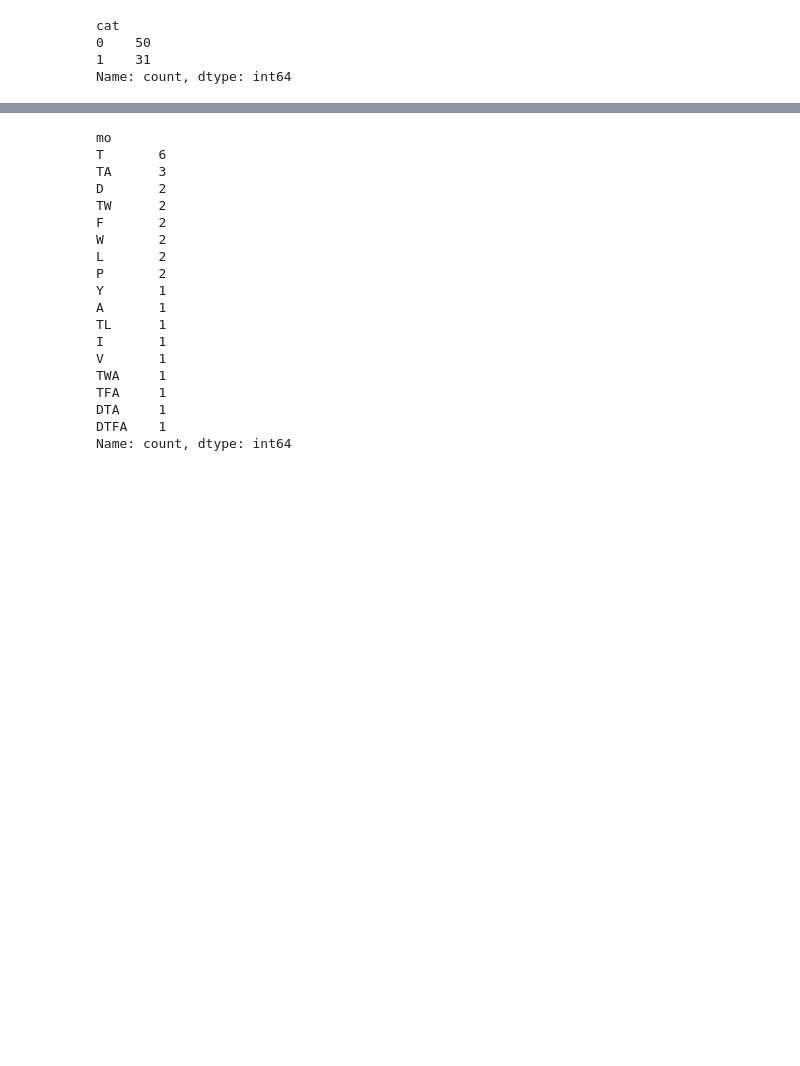
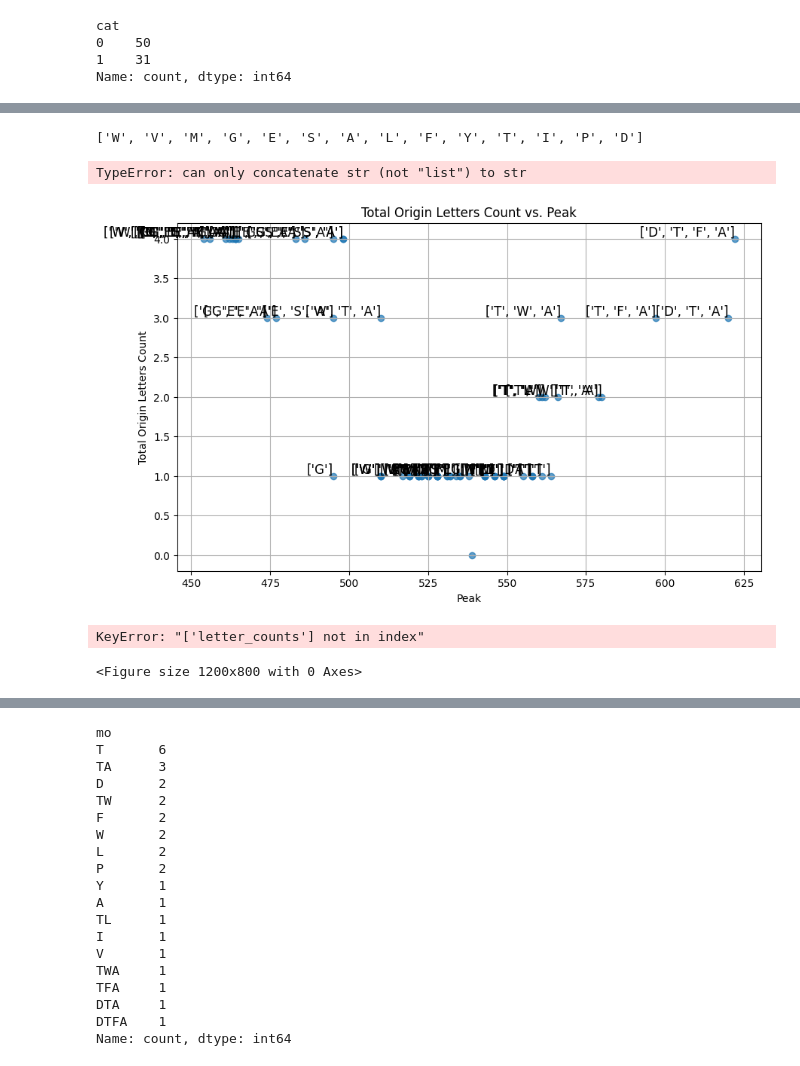
Before and after one commit to JmartinUmag/Bioinfo, a Jupyter notebook: Taller/absortion.ipynb, the cells around one changed output, grey strips where cells are left out. Saved outputs shown, nothing was run; the diff lists cells and outputs as text; code cells hidden in the pictures; blank space fills up the shorter version.

```diff
--- a/Taller/absortion.ipynb
+++ b/Taller/absortion.ipynb
@@ -93,0 +141,12 @@ df_positive
+# %%
+df_origin=[] #pd.DataFrame(columns=["letter"])
+k=0
+for i in range(len(df["origin"])):
+    for j in range(len(df["origin"][i])):
+        if df["origin"][i]!=None:
+            letter=df["origin"][i][j]
+            df_origin.append(letter)
+df_origin=pd.DataFrame(df_origin)
+df_origin.columns=["letter"]
+df_origin
+df_origin.value_counts()
@@ -94,3 +170,60 @@ df_positive
+# %%
+df_origin=[]
+for i in range(len(df["origin"])):
+    if df["origin"][i] is not None:
+        for letter in df["origin"][i]:
+            if letter not in df_origin:
+                df_origin.append(letter)
+df_origin
+# %% [output]
+['W', 'V', 'M', 'G', 'E', 'S', 'A', 'L', 'F', 'Y', 'T', 'I', 'P', 'D']
+# %%
+df['origin'].sum()
+# %% [output]
+TypeError: can only concatenate str (not "list") to str
+# %%
+if df['origin'].isnull().values.any():
+    df['origin'] = df['origin'].fillna('')
+else:
+    df['origin'] = df['origin'].apply(lambda x: ''.join(map(str, x)))
+
+# Luego, puedes contar la longitud de cada cadena y crear una nueva columna
+if df['origin'].isnull().values.any():
+    print('There are null values in the origin column')
+else:
+    df['origin_lengths'] = df['origin'].apply(len)
+
+# Ahora puedes graficar 'origin_lengths' en función de 'peak' como se mostró anteriormente
+
+plt.figure(figsize=(10, 6))
+plt.scatter(df['peak'], df['origin_lengths'], marker='o', alpha=0.7)
+
+# Agregar etiquetas a cada punto
+for i, row in df.iterrows():
+    plt.text(row['peak'], row['origin_lengths'], row['origin'], fontsize=12, ha='right', va='bottom')
+
+plt.xlabel('Peak')
+plt.ylabel('Total Origin Letters Count')
+plt.title('Total Origin Letters Count vs. Peak')
+plt.grid(True)
+plt.show()
+# %% [output]
+[figure, added]
+# %%
+plt.figure(figsize=(12, 8))
+for i, (letter, counts) in enumerate(df[['origin', 'letter_counts']].values):
+    letter_data = df['letter_counts'].apply(lambda x: x.get(letter, 0))
+    plt.scatter(df['peak'], letter_data, label=f'Letter: {letter} (Counts: {counts})', alpha=0.7)
+
+plt.xlabel('Peak')
+plt.ylabel('Letter Counts')
+plt.title('Letter Counts vs. Peak')
+plt.legend()
+plt.grid(True)
+plt.show()
+# %% [output]
+KeyError: "['letter_counts'] not in index"
+<Figure size 1200x800 with 0 Axes>
 # %%
 mutation_origin=[]
 for index, value in df_positive.iterrows():
```
Also changed, not shown: parts of 7 cells of this notebook, 1 other file.
